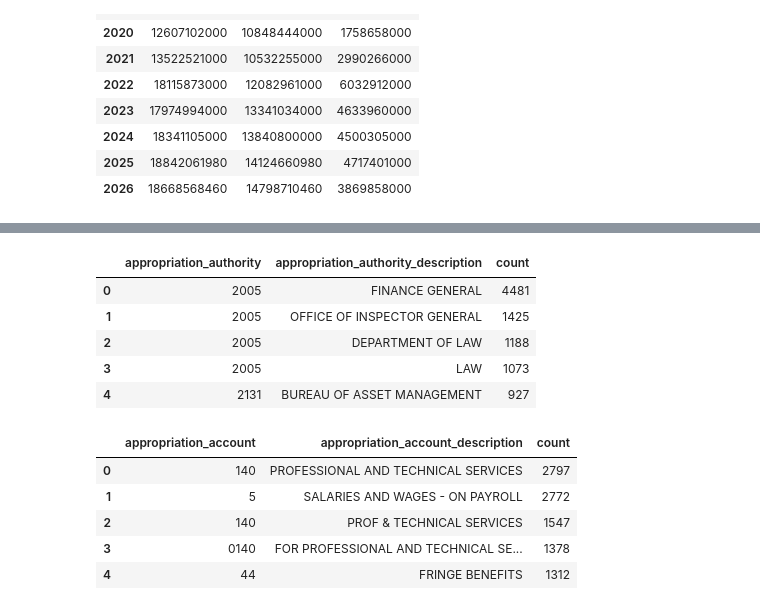
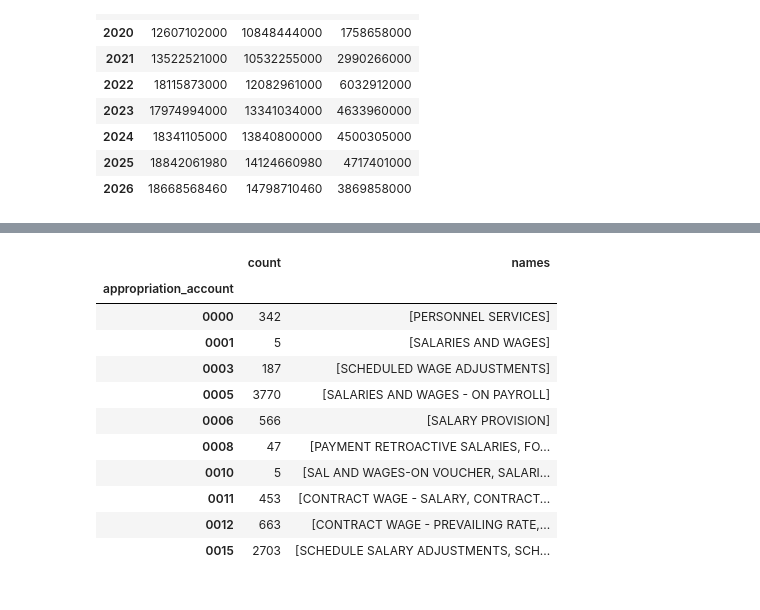
Before and after one commit to RamarkoB/chicago-budget, a Jupyter notebook: explore.ipynb, the cells around one changed output, grey strips where cells are left out. Drawn from its saved outputs; the diff is of its cells as text; code cells hidden in the pictures.

```diff
--- a/explore.ipynb
+++ b/explore.ipynb
@@ -9,6 +9,7 @@ import math
 # set display options for pandas
 pd.set_option("display.max_rows", None)
 pd.set_option("display.max_colwidth", None)
+pd.set_option("display.float_format", "{:.2f}".format)
 # %%
 # constants
 years = [2011, 2012, 2013, 2014, 2015, 2016, 2017, 2018, 2019, 2020, 2021, 2022, 2023, 2024, 2025, 2026]
@@ -23,14 +24,8 @@ def getRowAmount(row):
     else:
         return row["amount"]
 
-def getValueCounts(cols):
-    return df[cols].value_counts().to_frame().reset_index()
-
-def getAltNames(df, indexCol, nameCol):
-    count = df[indexCol].value_counts().to_frame().reset_index()
-    mult = count[count["count"] > 1]
-    mult["names"] = mult.apply(lambda row: df[df[indexCol] == row[indexCol]][nameCol].to_list(), axis=1)
-    return mult
+def fmtCode(code, length):
+    return "0" * (length - len(str(code))) + str(code) # if isinstance(code, float) and not math.isnan(code) else code
 
 def getAnnualBudget(df, year):
     return df[df["year"] == year]["amount"].sum()
@@ -44,8 +39,14 @@ def getAnnualGrantFunds(df, year):
 def getAnnualLocalFunds(df, year):
     return getAnnualFundType(df, year, "LOCAL")
 
-# def getAnnualCDBGFunds(df, year):
-#     return getAnnualFundType(df, year, "CDBG")
+def getBreakdown(df, indexCol, nameCol):
+    valueCounts = df[[indexCol, nameCol]].value_counts().to_frame().reset_index()
+    nameCounts = valueCounts[indexCol].value_counts().to_frame().reset_index()
+
+    mult = nameCounts.drop("count", axis=1)
+    mult["count"] = mult.apply(lambda row: valueCounts[valueCounts[indexCol] == row[indexCol]]["count"].sum(), axis=1)
+    mult["names"] = mult.apply(lambda row: valueCounts[valueCounts[indexCol] == row[indexCol]][nameCol].to_list(), axis=1)
+    return mult.sort_values(by=indexCol).set_index(indexCol)
 # %%
 # import all ordinance files and combine into table
 df = pd.DataFrame()
@@ -57,13 +58,16 @@ for year in years:
 
 # clean rows and columns
 df["amount"] = df.apply(getRowAmount, axis=1)
-df["fund_code"] = df.apply(lambda row: row["fund_code"] if len(row["fund_code"]) == 4 else "0" + row["fund_code"], axis=1)
+df["fund_code"] = df.apply(lambda row: fmtCode(row["fund_code"], 4), axis=1)
+df["department_number"] = df.apply(lambda row: fmtCode(row["department_number"], 2), axis=1)
+df["appropriation_account"] = df.apply(lambda row: fmtCode(row["appropriation_account"], 4), axis=1)
 df["appropriation_authority"] = df["appropriation_authority"].apply(lambda x: str(int(x)) if isinstance(x, float) and not math.isnan(x) else x)
+df["appropriation_authority"] = df.apply(lambda row: fmtCode(row["appropriation_authority"], 4), axis=1)
 df = df.drop(columns=["department", "_ordinance_amount_", "appropriation_ordinance"])
 
 for colName in normalizedColumns:
     df[colName] = df[colName].str.upper()
 
-df.tail()
+df.head()
 # %% [output]
 |  | fund_type | fund_code | fund_description | department_number | department_description | appropriation_authority | ... |
@@ -167,20 +160,16 @@ depts
-# %%
-authorities = getValueCounts(["appropriation_authority", "appropriation_authority_description"])
-authorities.head()
-# %% [output]
-|  | appropriation_authority | appropriation_authority_description | count |
-| 0 | 2005 | FINANCE GENERAL | 4481 |
-| 1 | 2005 | OFFICE OF INSPECTOR GENERAL | 1425 |
-| 2 | 2005 | DEPARTMENT OF LAW | 1188 |
-| 3 | 2005 | LAW | 1073 |
-| 4 | 2131 | BUREAU OF ASSET MANAGEMENT | 927 |
 # %%
-accounts = getValueCounts(["appropriation_account", "appropriation_account_description"])
-accounts.head()
+accounts = getBreakdown(df, "appropriation_account", "appropriation_account_description")
+accounts.head(10)
 # %% [output]
-|  | appropriation_account | appropriation_account_description | count |
-| 0 | 140 | PROFESSIONAL AND TECHNICAL SERVICES | 2797 |
-| 1 | 5 | SALARIES AND WAGES - ON PAYROLL | 2772 |
-| 2 | 140 | PROF & TECHNICAL SERVICES | 1547 |
-| 3 | 0140 | FOR PROFESSIONAL AND TECHNICAL SE... | 1378 |
-| 4 | 44 | FRINGE BENEFITS | 1312 |
+|  | count | names |
+| appropriation_account |  |  |
+| 0000 | 342 | [PERSONNEL SERVICES] |
+| 0001 | 5 | [SALARIES AND WAGES] |
+| 0003 | 187 | [SCHEDULED WAGE ADJUSTMENTS] |
+| 0005 | 3770 | [SALARIES AND WAGES - ON PAYROLL] |
+| 0006 | 566 | [SALARY PROVISION] |
+| 0008 | 47 | [PAYMENT RETROACTIVE SALARIES, FO... |
+| 0010 | 5 | [SAL AND WAGES-ON VOUCHER, SALARI... |
+| 0011 | 453 | [CONTRACT WAGE - SALARY, CONTRACT... |
+| 0012 | 663 | [CONTRACT WAGE - PREVAILING RATE,... |
+| 0015 | 2703 | [SCHEDULE SALARY ADJUSTMENTS, SCH... |
```
Also changed, not shown: parts of 11 cells of this notebook, 4 other files.
